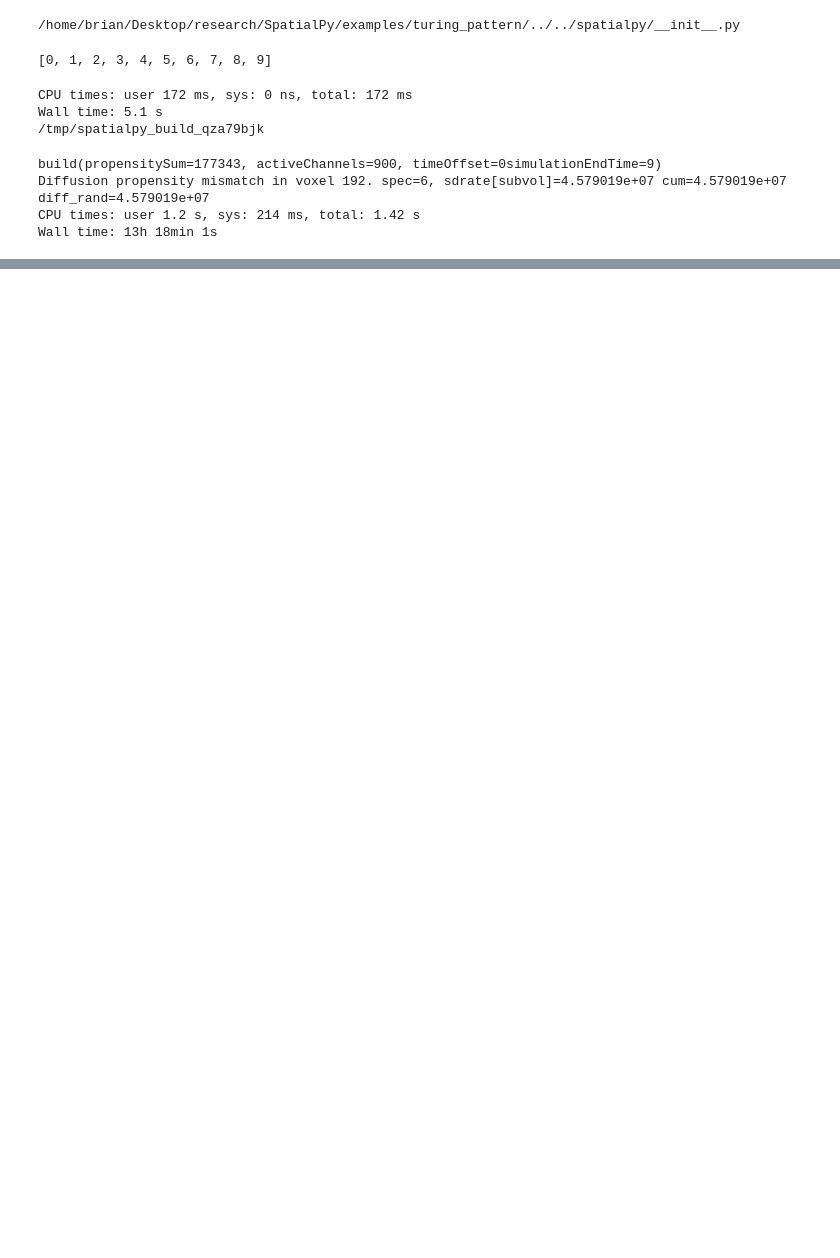
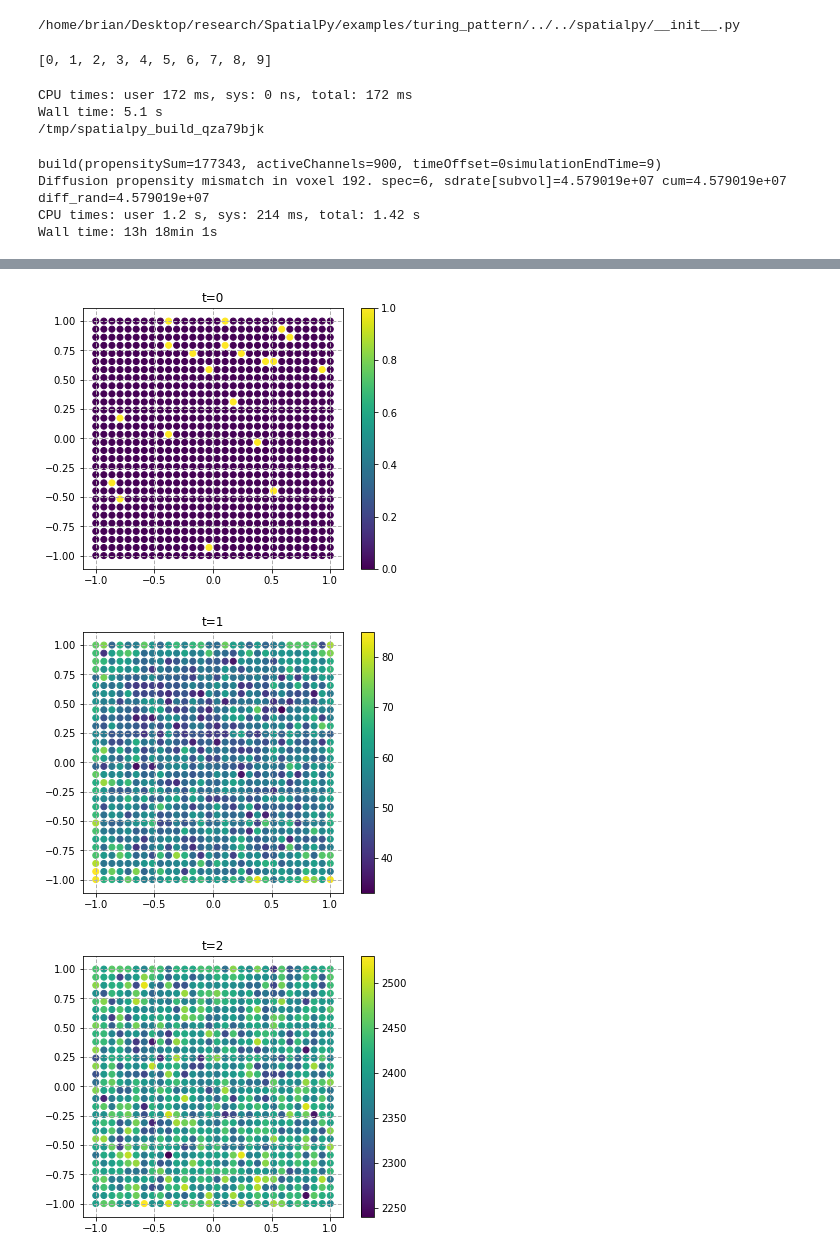
Before and after one commit to StochSS/SpatialPy, a Jupyter notebook: examples/turing_pattern/turing_pattern.ipynb, the cells around one changed output, grey strips where cells are left out. Cells and saved outputs as stored; diff of their text form; code cells hidden in the pictures; blank space fills up the shorter version.

```diff
--- a/examples/turing_pattern/turing_pattern.ipynb
+++ b/examples/turing_pattern/turing_pattern.ipynb
@@ -97,4 +108,9 @@ result.plot_species("X", t_ndx_list=[0,1,2,3,4,5,7,8,9], animated=True)
 # %%
 for i,t in enumerate(result.get_timespan()):
     #print(i,t)
     result.plot_species("E", i, use_matplotlib=True)
+    plt.title(f"t={int(t)}")
+# %% [output]
+[figure, added]
+[figure, added]
+[figure, added]
```
Also changed, not shown: parts of 4 cells of this notebook.
